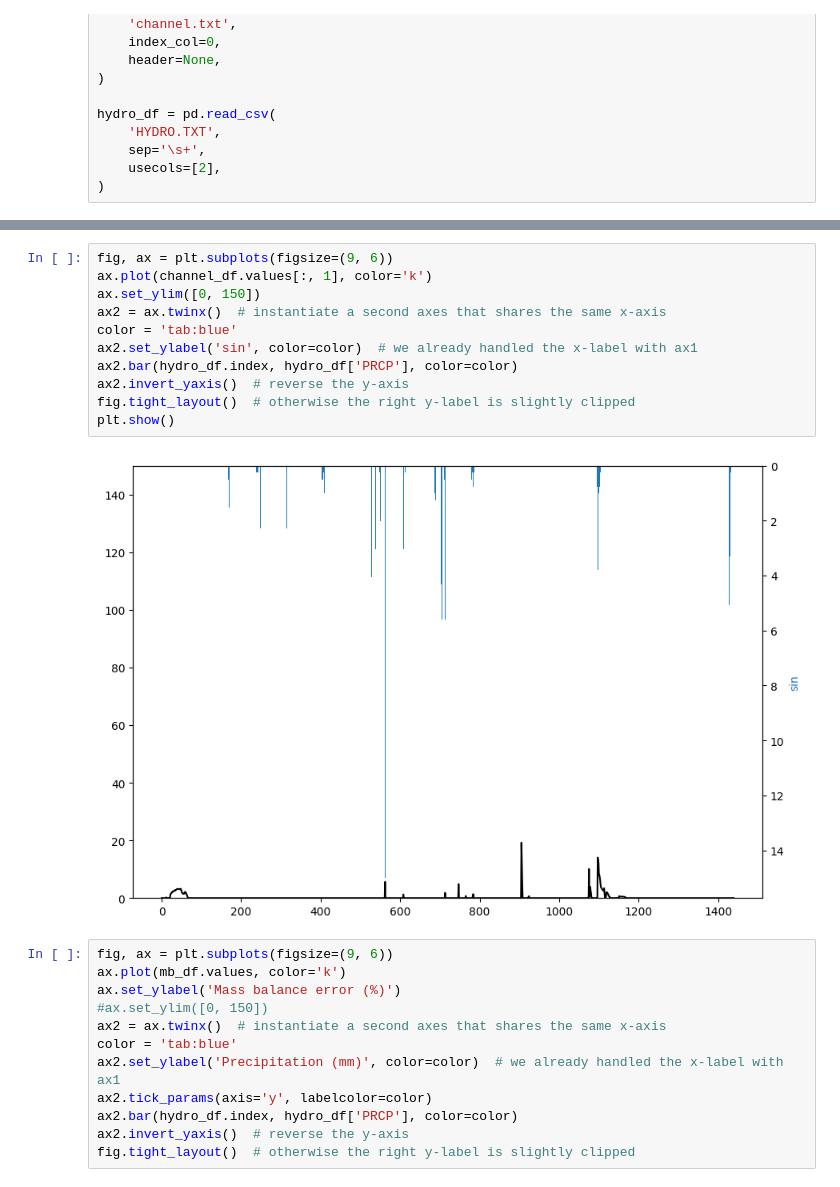
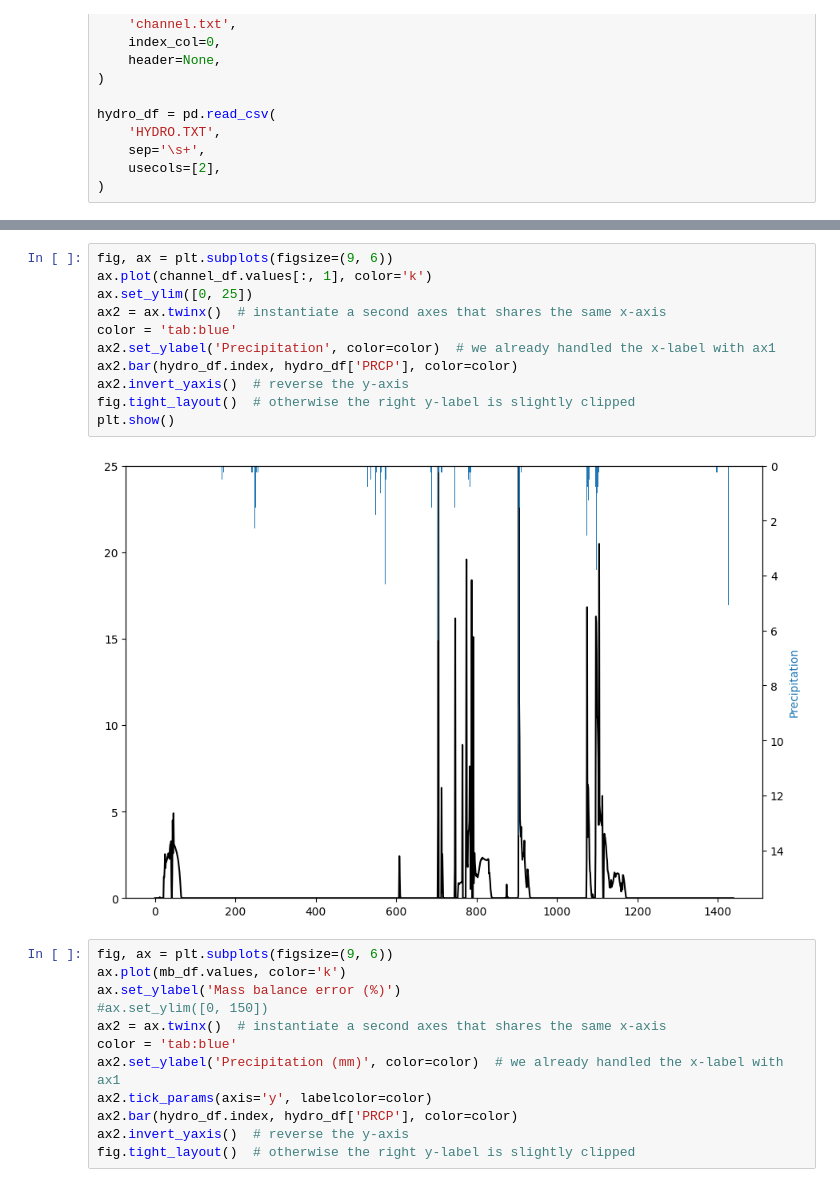
Before and after one commit to PSUmodeling/Richards-equation-CVODE-test, a Jupyter notebook: CrankNicholson-2D.ipynb, the cells around one changed output, grey strips where cells are left out. Drawn from its saved outputs; the diff is of its cells as text.

```diff
--- a/CrankNicholson-2D.ipynb
+++ b/CrankNicholson-2D.ipynb
@@ -120,16 +118,16 @@ Python(91284) MallocStackLogging: can't turn off malloc stack logging because it
 # %%
 fig, ax = plt.subplots(figsize=(9, 6))
 ax.plot(channel_df.values[:, 1], color='k')
-ax.set_ylim([0, 150])
+ax.set_ylim([0, 25])
 ax2 = ax.twinx()  # instantiate a second axes that shares the same x-axis
 color = 'tab:blue'
-ax2.set_ylabel('sin', color=color)  # we already handled the x-label with ax1
+ax2.set_ylabel('Precipitation', color=color)  # we already handled the x-label with ax1
 ax2.bar(hydro_df.index, hydro_df['PRCP'], color=color)
 ax2.invert_yaxis()  # reverse the y-axis
 fig.tight_layout()  # otherwise the right y-label is slightly clipped
 plt.show()
 # %% [output]
-[figure, old version]
+[figure, new version]
 # %%
 fig, ax = plt.subplots(figsize=(9, 6))
 ax.plot(mb_df.values, color='k')
```
Also changed, not shown: parts of 4 cells of this notebook, 7 other files.
